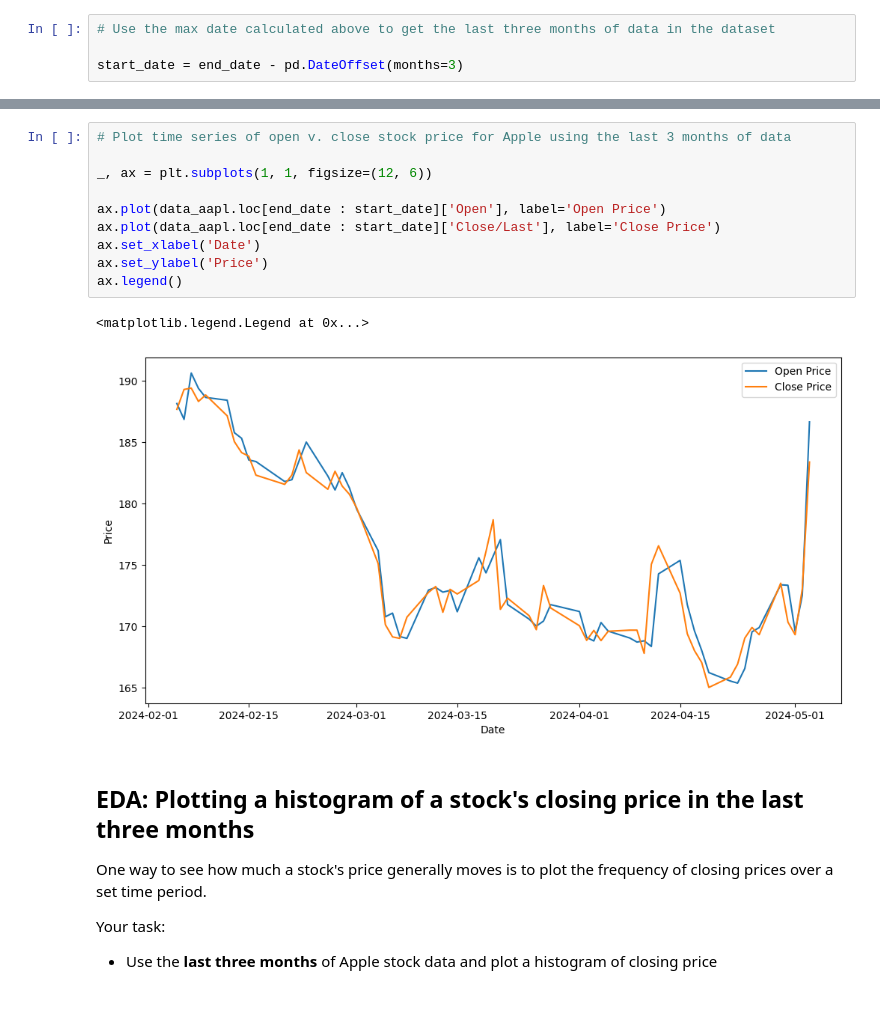
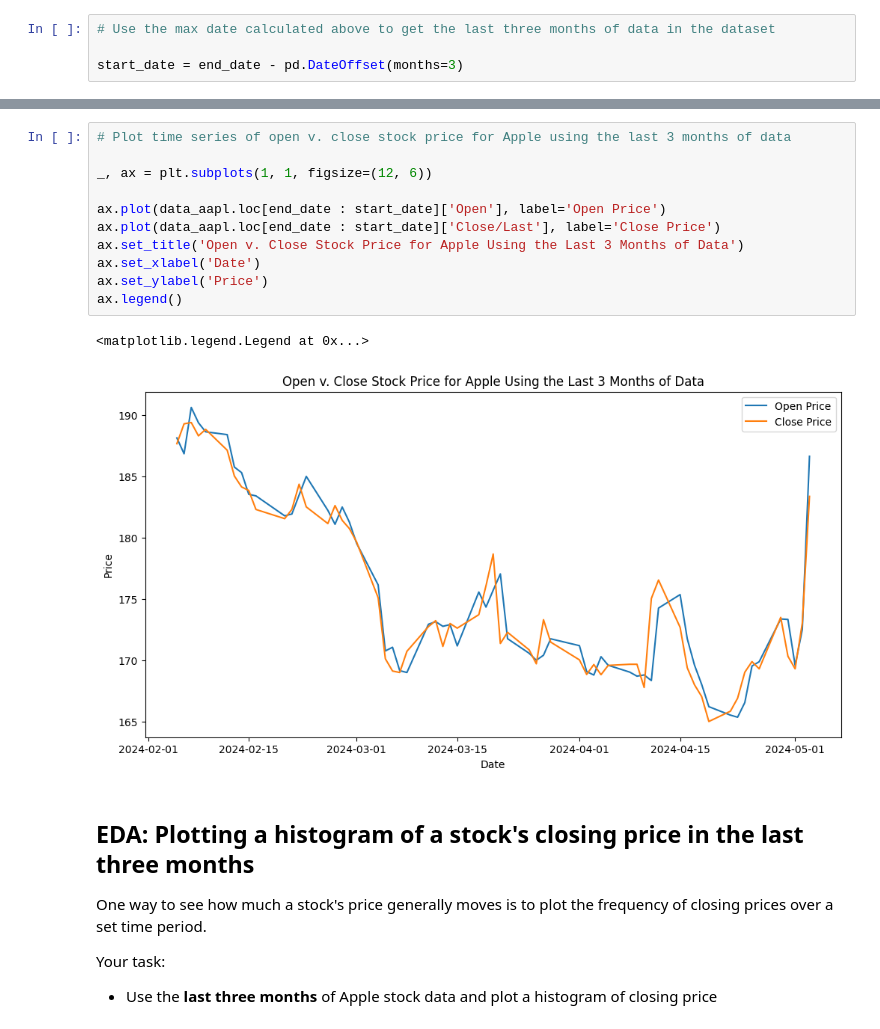
Before and after one commit to bigboy92/fend-matching-game, a Jupyter notebook: project.ipynb, the cells around one changed output, grey strips where cells are left out. Cells and saved outputs as stored; diff of their text form.

```diff
--- a/project.ipynb
+++ b/project.ipynb
@@ -410,16 +408,17 @@ start_date = end_date - pd.DateOffset(months=3)
 # %%
 # Plot time series of open v. close stock price for Apple using the last 3 months of data
 
 _, ax = plt.subplots(1, 1, figsize=(12, 6))
 
 ax.plot(data_aapl.loc[end_date : start_date]['Open'], label='Open Price')
 ax.plot(data_aapl.loc[end_date : start_date]['Close/Last'], label='Close Price')
+ax.set_title('Open v. Close Stock Price for Apple Using the Last 3 Months of Data')
 ax.set_xlabel('Date')
 ax.set_ylabel('Price')
 ax.legend()
 # %% [output]
 <matplotlib.legend.Legend at 0x...>
-[figure, old version]
+[figure, new version]
 # %% [markdown]
 ## EDA: Plotting a histogram of a stock's closing price in the last three months
 
```
Also changed, not shown: parts of 7 cells of this notebook.
